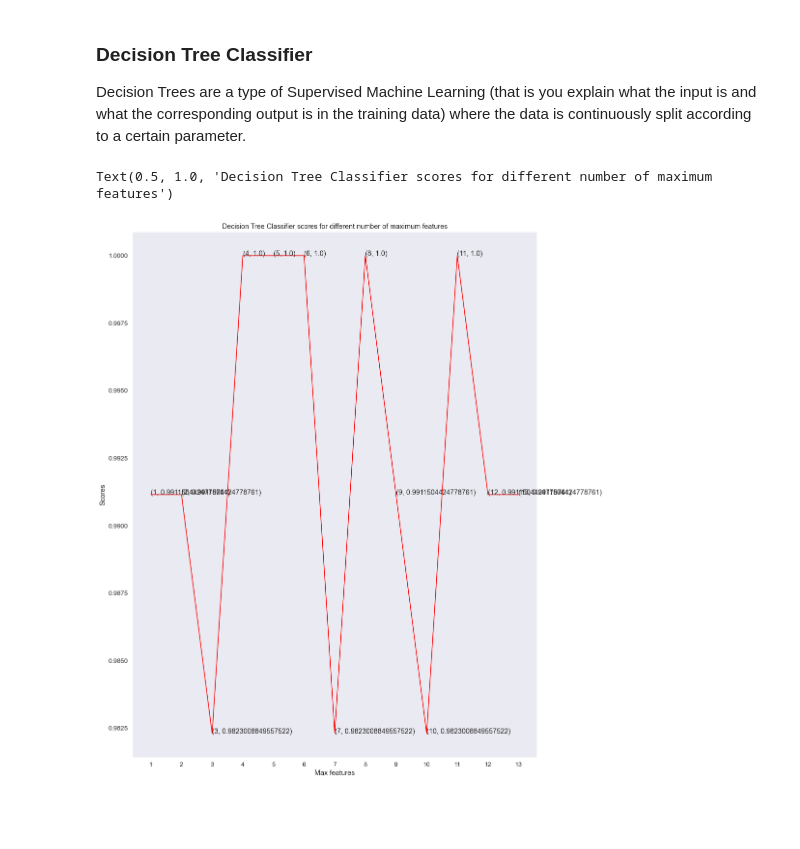
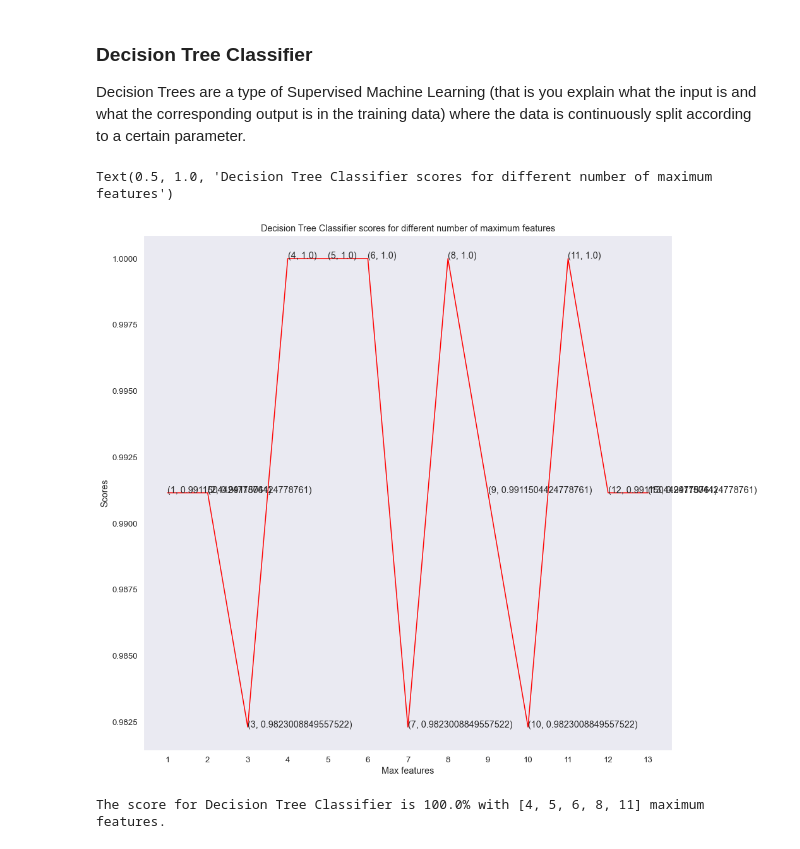
Before and after one commit to franck225-coder/Machine-Learning-project-series, a Jupyter notebook: logistic regression/heart disease prediction/heart_disease_prediction.ipynb, the cells around one changed output. Drawn from its saved outputs; the diff is of its cells as text; code cells hidden in the pictures; blank space fills up the shorter version.

Commit message:
added Decision tree classifier result

```diff
--- a/logistic regression/heart disease prediction/heart_disease_prediction.ipynb
+++ b/logistic regression/heart disease prediction/heart_disease_prediction.ipynb
@@ -439,16 +439,20 @@ for i in range(1, len(X.columns) + 1):
     dt_classifier.fit(X_train, y_train)
     dt_scores.append(dt_classifier.score(X_test, y_test))
 # %%
-plt.figure(figsize=(15,20))
+plt.figure(figsize=(15,15))
 plt.grid(False)
 plt.plot([i for i in range(1, len(X.columns) + 1)], dt_scores, color = 'red')
 for i in range(1, len(X.columns) + 1):
     plt.text(i, dt_scores[i-1], (i, dt_scores[i-1]))
 plt.xticks([i for i in range(1, len(X.columns) + 1)])
 
 plt.xlabel('Max features')
 plt.ylabel('Scores')
 plt.title('Decision Tree Classifier scores for different number of maximum features')
 # %% [output]
 Text(0.5, 1.0, 'Decision Tree Classifier scores for different number of maximum features')
-[figure, old version]
+[figure, new version]
+# %%
+print("The score for Decision Tree Classifier is {}% with {} maximum features.".format(dt_scores[4]*100, [4,5,6,8,11]))
+# %% [output]
+The score for Decision Tree Classifier is 100.0% with [4, 5, 6, 8, 11] maximum features.
```
